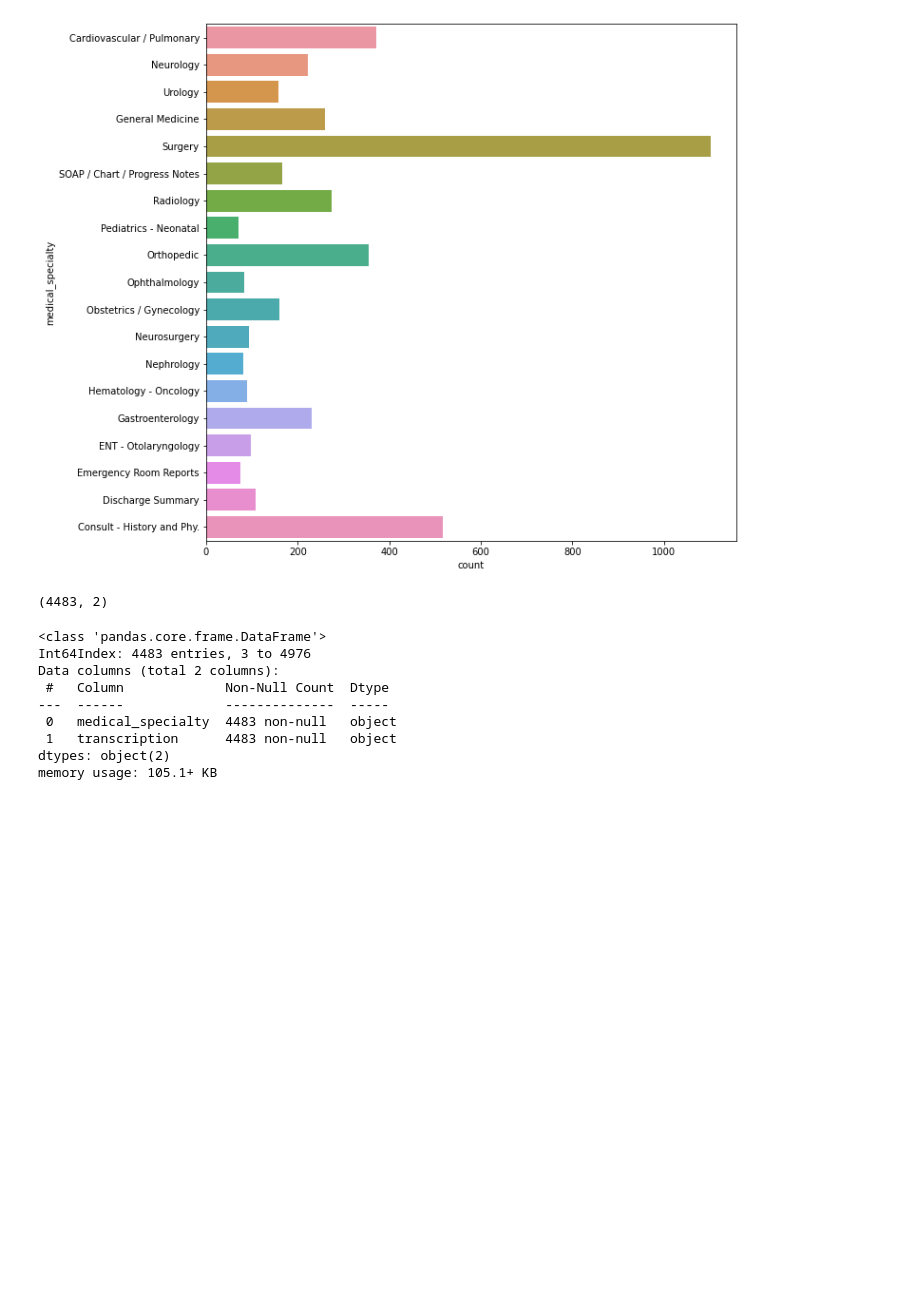
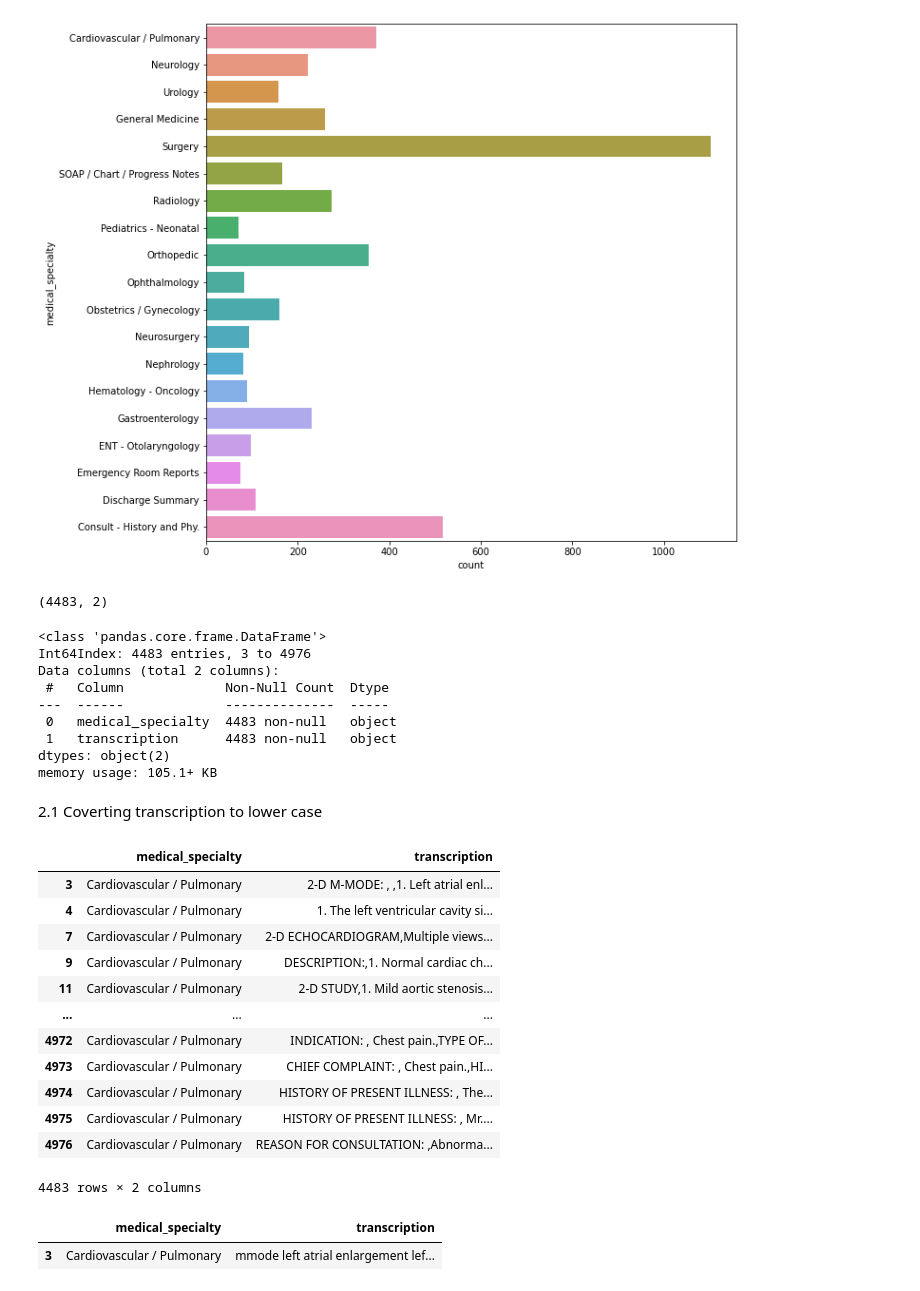
Before and after one commit to adityasandy313/NLP-for-clinical-text, a Jupyter notebook: data_pre.ipynb, the cells around one changed output. Saved outputs shown, nothing was run; the diff lists cells and outputs as text; code cells hidden in the pictures; blank space fills up the shorter version.

Commit message:
Cleaning Transcription
Removed stop words, punctuations and other extra information in transcription.

```diff
--- a/data_pre.ipynb
+++ b/data_pre.ipynb
@@ -144,3 +145,5 @@ Data columns (total 2 columns):
  1   transcription      4483 non-null   object
 dtypes: object(2)
 memory usage: 105.1+ KB
+# %% [markdown]
+2.1 Coverting transcription to lower case
@@ -146,0 +188,16 @@ memory usage: 105.1+ KB
+# %%
+df
+# %% [output]
+|  | medical_specialty | transcription |
+| 3 | Cardiovascular / Pulmonary | 2-D M-MODE: , ,1. Left atrial enl... |
+| 4 | Cardiovascular / Pulmonary | 1. The left ventricular cavity si... |
+| 7 | Cardiovascular / Pulmonary | 2-D ECHOCARDIOGRAM,Multiple views... |
+| 9 | Cardiovascular / Pulmonary | DESCRIPTION:,1. Normal cardiac ch... |
+| 11 | Cardiovascular / Pulmonary | 2-D STUDY,1. Mild aortic stenosis... |
+| ... | ... | ... |
+| 4972 | Cardiovascular / Pulmonary | INDICATION: , Chest pain.,TYPE OF... |
+| 4973 | Cardiovascular / Pulmonary | CHIEF COMPLAINT: , Chest pain.,HI... |
+| 4974 | Cardiovascular / Pulmonary | HISTORY OF PRESENT ILLNESS: , The... |
+| 4975 | Cardiovascular / Pulmonary | HISTORY OF PRESENT ILLNESS: , Mr.... |
+| 4976 | Cardiovascular / Pulmonary | REASON FOR CONSULTATION: ,Abnorma... |
+4483 rows × 2 columns
@@ -146,0 +208,5 @@ memory usage: 105.1+ KB
+# %%
+df.head(1)
+# %% [output]
+|  | medical_specialty | transcription |
+| 3 | Cardiovascular / Pulmonary | mmode left atrial enlargement lef... |
```
Also changed, not shown: parts of 4 cells of this notebook.
